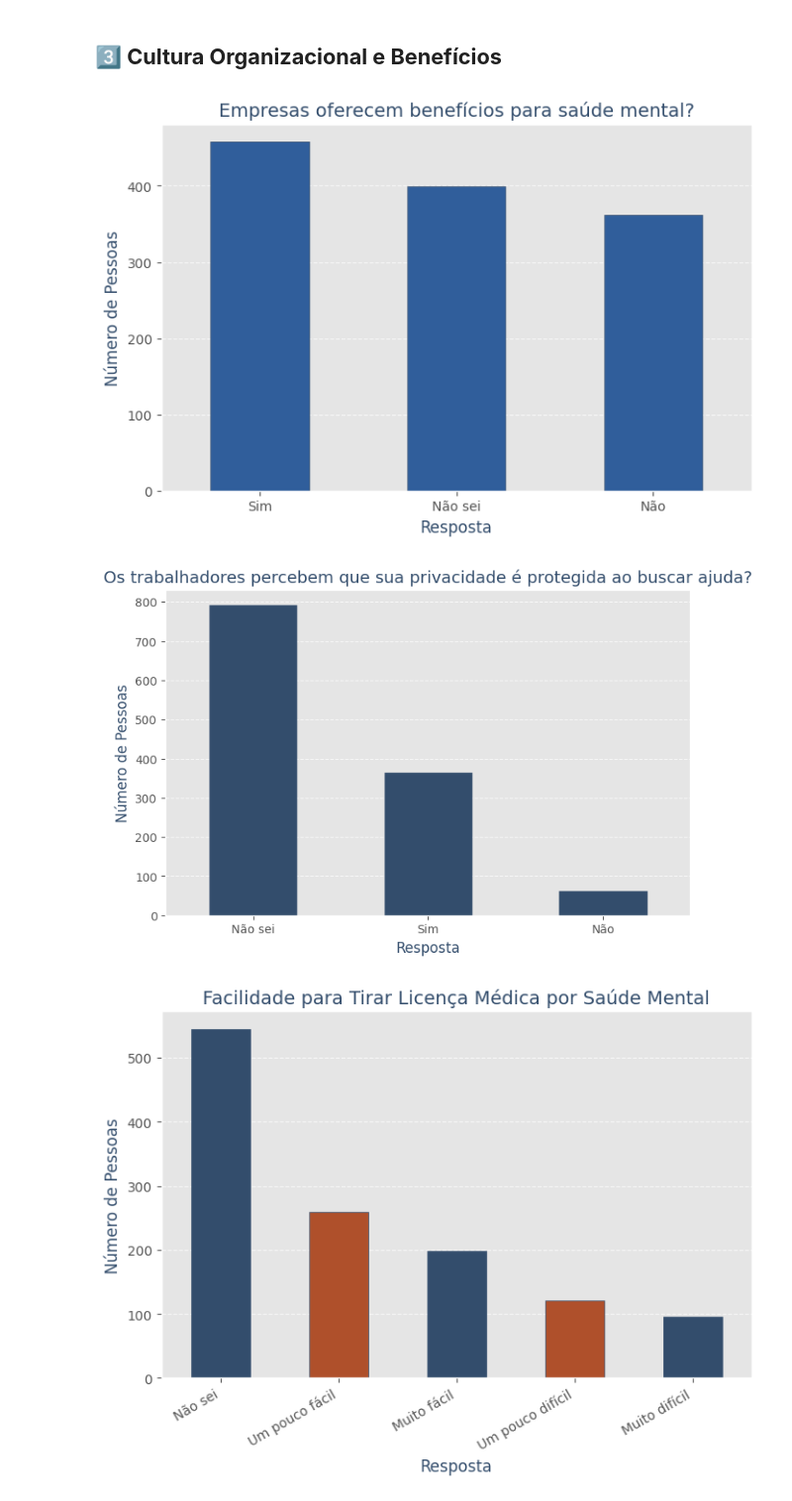
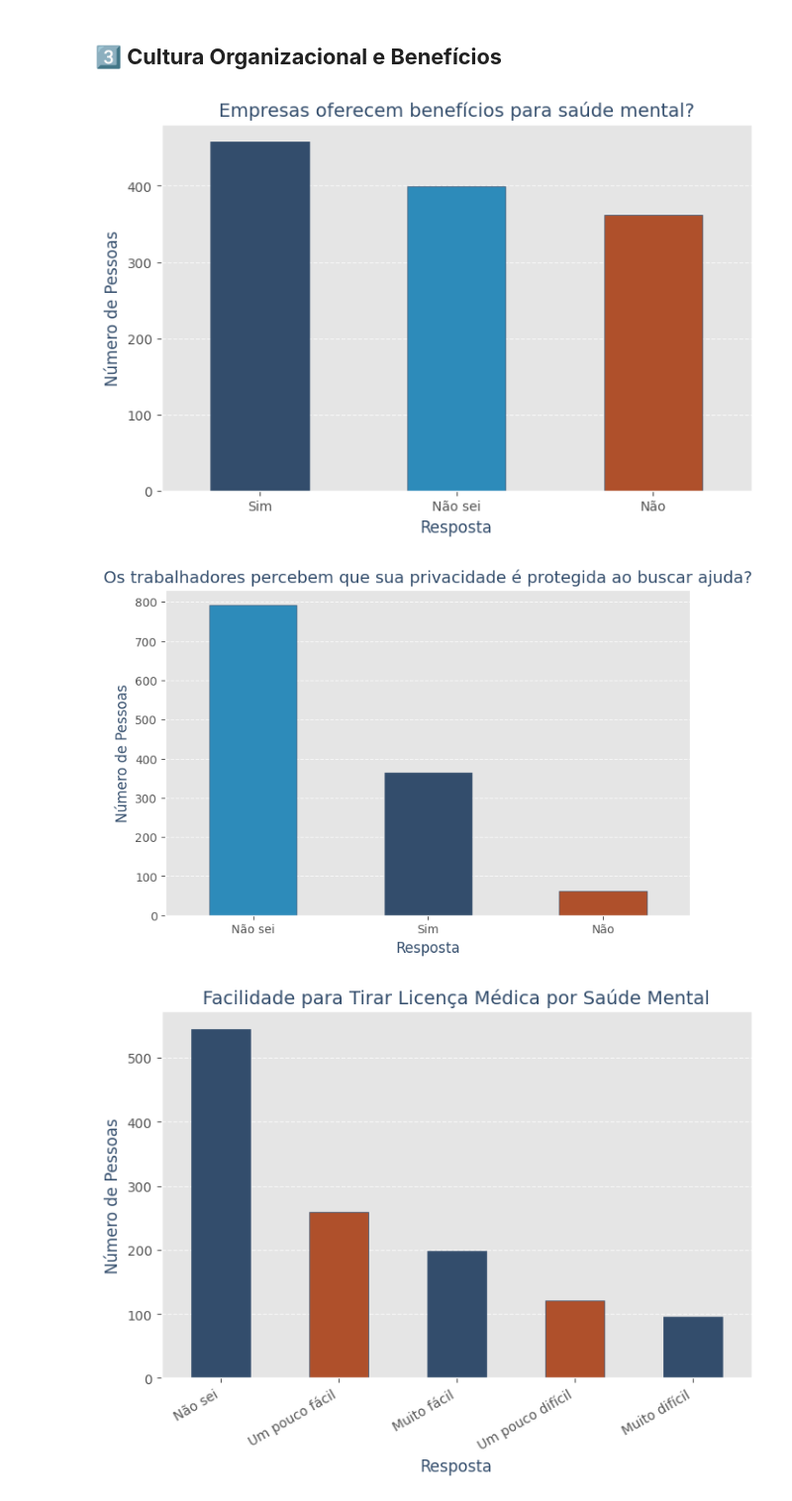
Before and after one commit to Davyeeh/Trabalho-Lab.-CD, a Jupyter notebook: TrabalhoFinal_LAB_C_D_.ipynb, the cells around one changed output. Shown at 99% size. Saved outputs shown, nothing was run; the diff lists cells and outputs as text; code cells hidden in the pictures.

```diff
--- a/TrabalhoFinal_LAB_C_D_.ipynb
+++ b/TrabalhoFinal_LAB_C_D_.ipynb
@@ -1205,30 +1205,30 @@ plt.show()
 # %%
 # Contar a quantidade de respostas sobre benefícios para saúde mental
 contagem = dados["Beneficios"].value_counts()
 
 # Criar o gráfico de barras
 plt.figure(figsize=(8,5))
-contagem.plot(kind="bar", color=["#305e9b"], edgecolor="#334D6C")
+contagem.plot(kind="bar", color=["#334D6C", "#2d8bba","#af502b"], edgecolor="#334D6C")
 
 # Personalizar o gráfico
 plt.title("Empresas oferecem benefícios para saúde mental?", fontname="DejaVu Sans", color="#334D6C", fontsize=14)
 plt.xlabel("Resposta",  fontname="DejaVu Sans", color="#334D6C", fontsize=12)
 plt.ylabel("Número de Pessoas",  fontname="DejaVu Sans", color="#334D6C", fontsize=12)
 plt.grid(False)
 plt.xticks(rotation=0)
 plt.grid(axis="y", linestyle="--", alpha=0.7)
 
 # Mostrar o gráfico
 plt.show()
 # %% [output]
-[figure, old version]
+[figure, new version]
 # %%
 # Contar a quantidade de respostas sobre anonimato
 contagem = dados["Anonimato"].value_counts()
 
 # Criar o gráfico de barras
 plt.figure(figsize=(8,5))
-contagem.plot(kind="bar", color=["#334D6C"], edgecolor="#334D6C")
+contagem.plot(kind="bar", color=["#2d8bba", "#334D6C", "#af502b"], edgecolor="#334D6C")
 
 # Personalizar o gráfico
 plt.title("Os trabalhadores percebem que sua privacidade é protegida ao buscar ajuda?", fontname="DejaVu Sans", color="#334D6C", fontsize=14)
@@ -1241,7 +1241,7 @@ plt.grid(axis="y", linestyle="--", alpha=0.7)
 # Mostrar o gráfico
 plt.show()
 # %% [output]
-[figure, old version]
+[figure, new version]
 # %%
 # Contar a quantidade de respostas sobre licença médica
 contagem = dados["Licenca"].value_counts()
```
Also changed, not shown: parts of 3 cells of this notebook.
